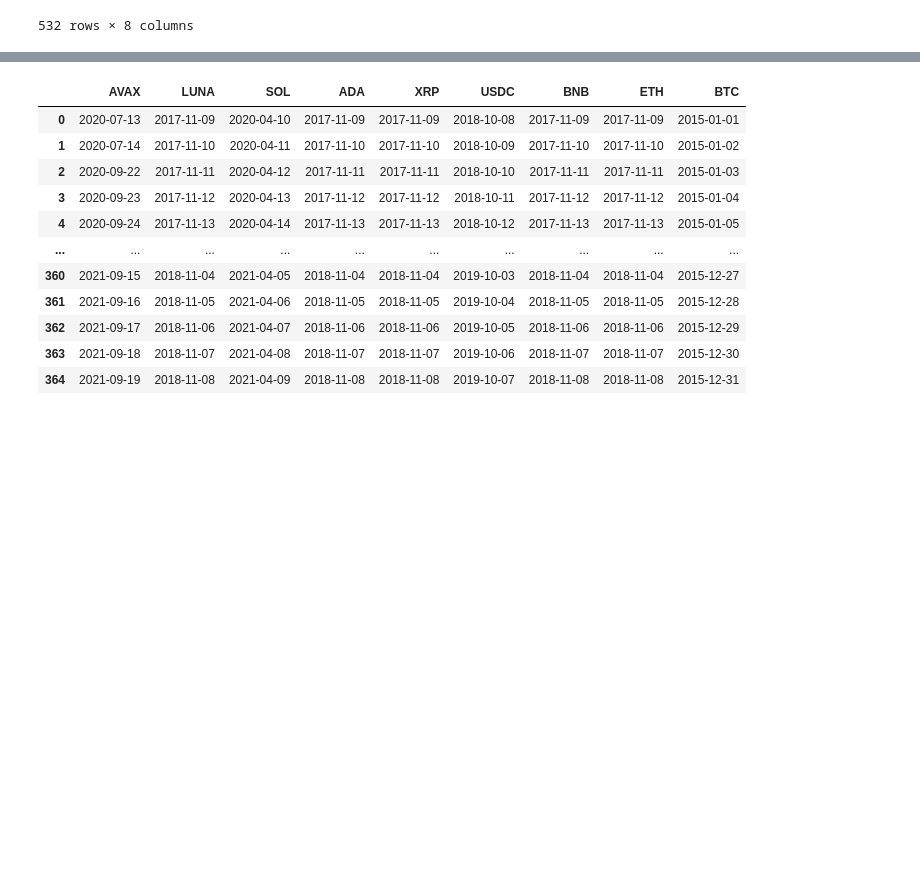
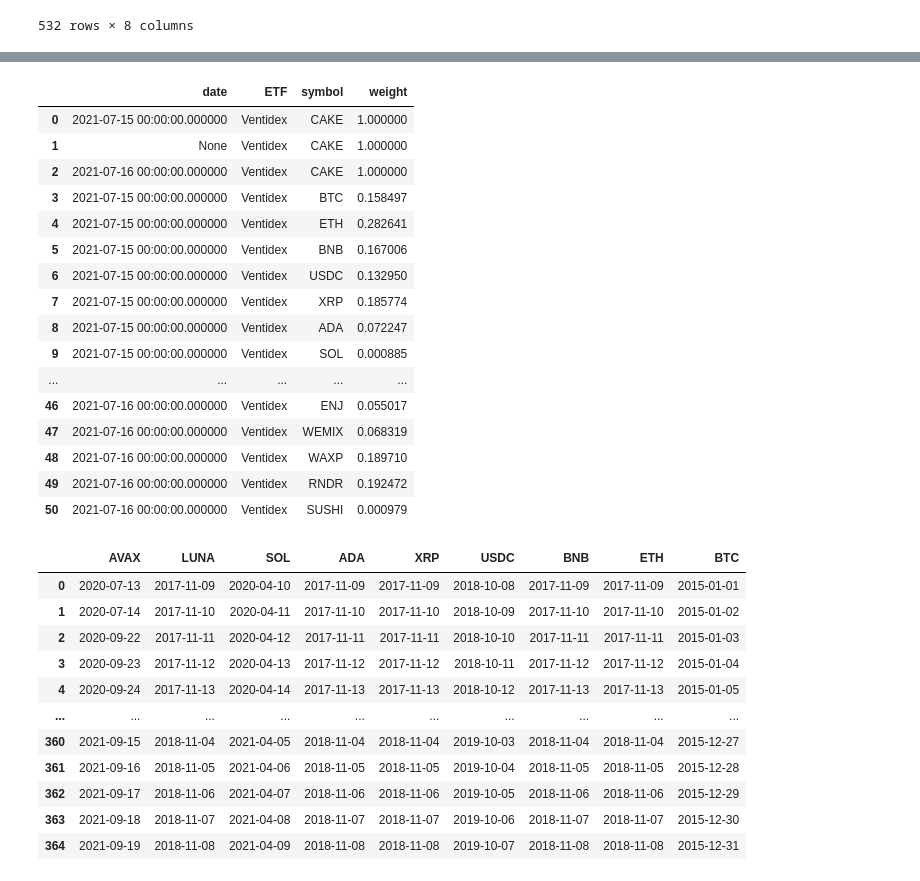
Before and after one commit to stefimaz/Numisma, a Jupyter notebook: CryptoAnalyzer.ipynb, the cells around one changed output, grey strips where cells are left out. Drawn from its saved outputs; the diff is of its cells as text; code cells hidden in the pictures; blank space fills up the shorter version.

```diff
--- a/CryptoAnalyzer.ipynb
+++ b/CryptoAnalyzer.ipynb
@@ -466,0 +449,23 @@ CREATE TABLE "CRYPTO_ETF_WEIGHTS" (
+# %%
+sql_query = """
+SELECT * from CRYPTO_ETF_WEIGHT"""
+data_list= pd.read_sql_query(sql_query, crypto_data_connection_string)
+display(data_list)
+# %% [output]
+|  | date | ETF | symbol | weight |
+| 0 | 2021-07-15 00:00:00.000000 | Ventidex | CAKE | 1.000000 |
+| 1 | None | Ventidex | CAKE | 1.000000 |
+| 2 | 2021-07-16 00:00:00.000000 | Ventidex | CAKE | 1.000000 |
+| 3 | 2021-07-15 00:00:00.000000 | Ventidex | BTC | 0.158497 |
+| 4 | 2021-07-15 00:00:00.000000 | Ventidex | ETH | 0.282641 |
+| 5 | 2021-07-15 00:00:00.000000 | Ventidex | BNB | 0.167006 |
+| 6 | 2021-07-15 00:00:00.000000 | Ventidex | USDC | 0.132950 |
+| 7 | 2021-07-15 00:00:00.000000 | Ventidex | XRP | 0.185774 |
+| 8 | 2021-07-15 00:00:00.000000 | Ventidex | ADA | 0.072247 |
+| 9 | 2021-07-15 00:00:00.000000 | Ventidex | SOL | 0.000885 |
+| ... | ... | ... | ... | ... |
+| 46 | 2021-07-16 00:00:00.000000 | Ventidex | ENJ | 0.055017 |
+| 47 | 2021-07-16 00:00:00.000000 | Ventidex | WEMIX | 0.068319 |
+| 48 | 2021-07-16 00:00:00.000000 | Ventidex | WAXP | 0.189710 |
+| 49 | 2021-07-16 00:00:00.000000 | Ventidex | RNDR | 0.192472 |
+| 50 | 2021-07-16 00:00:00.000000 | Ventidex | SUSHI | 0.000979 |
```
Also changed, not shown: parts of 3 cells of this notebook.
